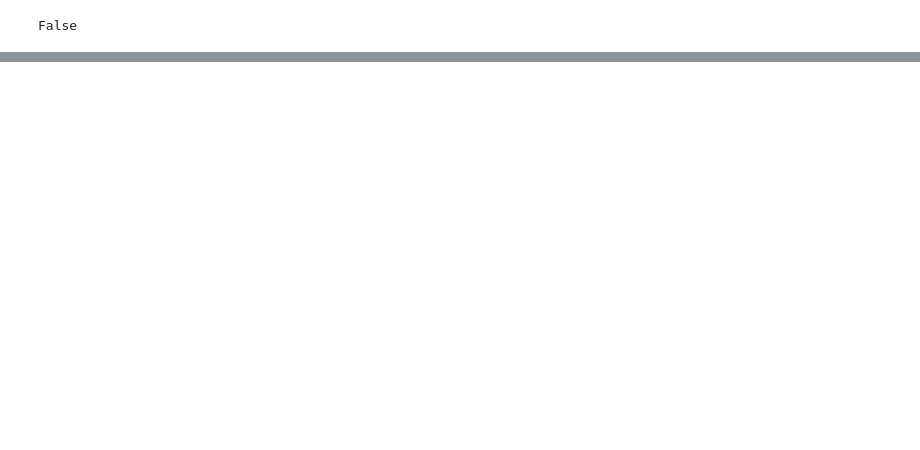
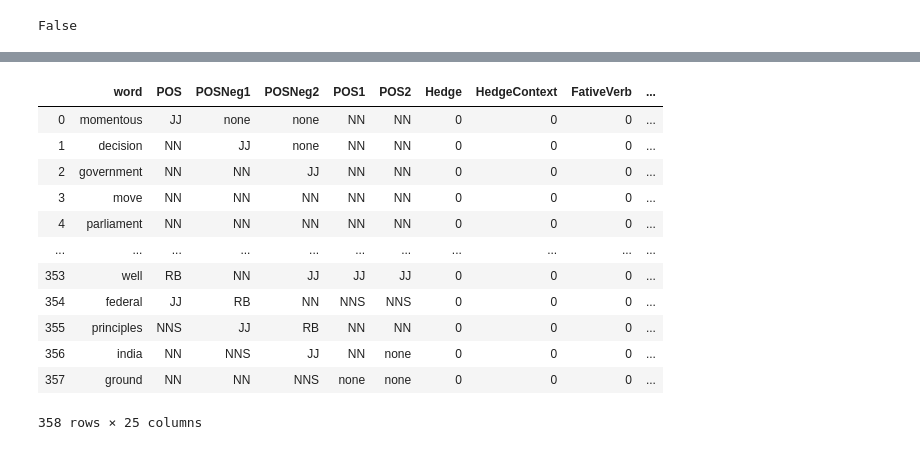
Before and after one commit to jklu-jaipur/Political-Biasness-Detection, a Jupyter notebook: PoliticalBiasnessDetection.ipynb, the cells around one changed output, grey strips where cells are left out. Saved outputs shown, nothing was run; the diff lists cells and outputs as text; code cells hidden in the pictures; blank space fills up the shorter version.

```diff
--- a/PoliticalBiasnessDetection.ipynb
+++ b/PoliticalBiasnessDetection.ipynb
@@ -950,0 +1116,20 @@ posNeg2(stopwordsNotInArticle,198)
+# %%
+df['Hedge']=df['Hedge'] * 1
+df['HedgeContext']=df['HedgeContext'] * 1
+df['FativeVerb']=df['FativeVerb'] * 1
+df['FactiveVerbContext']=df['FactiveVerbContext'] * 1
+df['AssertiveVerb']=df['AssertiveVerb'] * 1
+df['AssertiveVerbContext']=df['AssertiveVerbContext'] * 1
+df['ImplicativeVerb']=df['ImplicativeVerb']*1
+df['ImplicativeVerbContext']=df['ImplicativeVerbContext'] * 1
+df['ReportVerb']=df['ReportVerb'] * 1
+df['ReportVerbContext'] = df['ReportVerbContext'] * 1
+df['StrongSub']=df['StrongSub'] * 1
+df['StrongSubContext']=df['StrongSubContext'] * 1
+df['WeakSub'] = df['WeakSub'] * 1
+df['WeakSubContext'] = df['WeakSubContext'] * 1
+df['PositiveWord'] = df['PositiveWord'] * 1
+df['PositiveWordContext'] = df['PositiveWordContext'] * 1
+df['NegativeWord']  = df['NegativeWord'] * 1
+df['NegativeWordContext'] = df['NegativeWordContext'] * 1
+df['BiasLexicon'] = df['BiasLexicon'] * 1
@@ -950,0 +1156,16 @@ posNeg2(stopwordsNotInArticle,198)
+# %%
+df
+# %% [output]
+|  | word | POS | POSNeg1 | POSNeg2 | POS1 | POS2 | Hedge | HedgeContext | FativeVerb | ... |
+| 0 | momentous | JJ | none | none | NN | NN | 0 | 0 | 0 | ... |
+| 1 | decision | NN | JJ | none | NN | NN | 0 | 0 | 0 | ... |
+| 2 | government | NN | NN | JJ | NN | NN | 0 | 0 | 0 | ... |
+| 3 | move | NN | NN | NN | NN | NN | 0 | 0 | 0 | ... |
+| 4 | parliament | NN | NN | NN | NN | NN | 0 | 0 | 0 | ... |
+| ... | ... | ... | ... | ... | ... | ... | ... | ... | ... | ... |
+| 353 | well | RB | NN | JJ | JJ | JJ | 0 | 0 | 0 | ... |
+| 354 | federal | JJ | RB | NN | NNS | NNS | 0 | 0 | 0 | ... |
+| 355 | principles | NNS | JJ | RB | NN | NN | 0 | 0 | 0 | ... |
+| 356 | india | NN | NNS | JJ | NN | none | 0 | 0 | 0 | ... |
+| 357 | ground | NN | NN | NNS | none | none | 0 | 0 | 0 | ... |
+358 rows × 25 columns
```
Also changed, not shown: parts of 32 cells of this notebook.
